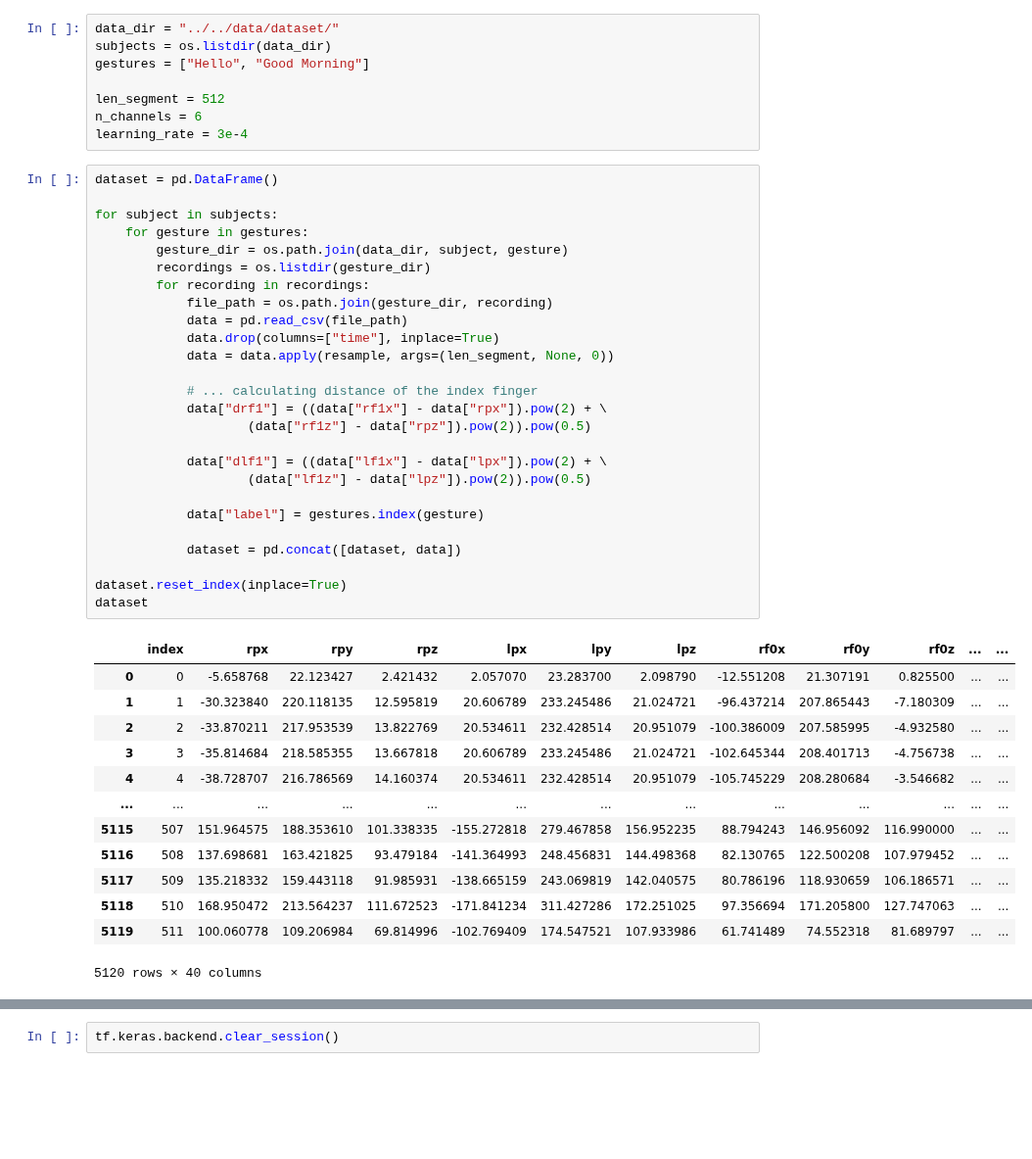
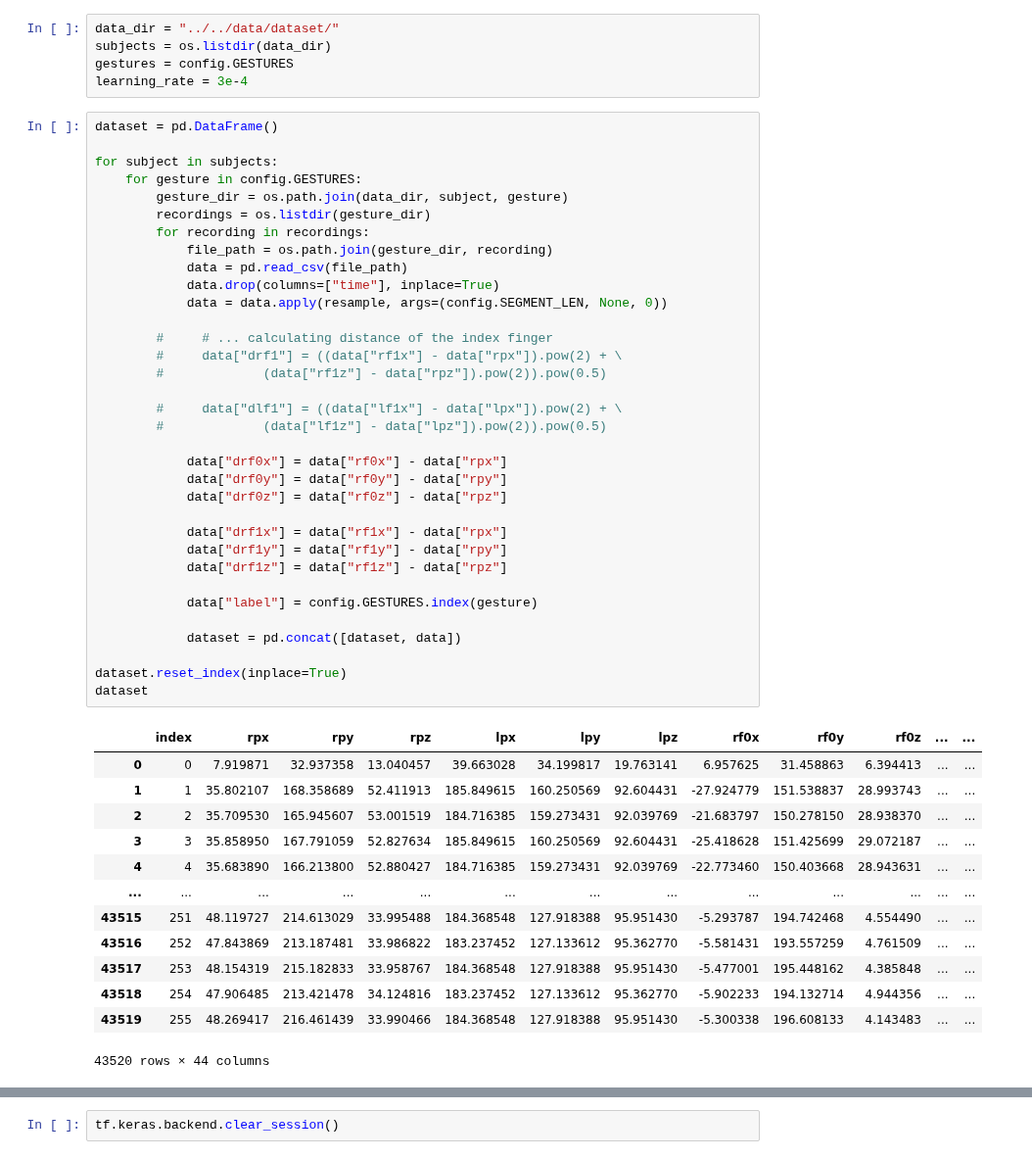
Before and after one commit to atick-faisal/Sign-Language-Recognition, a Jupyter notebook: core/src/AlgorithmDL.ipynb, the cells around one changed output, grey strips where cells are left out. Shown at 98% size. Saved outputs shown, nothing was run; the diff lists cells and outputs as text; blank space fills up the shorter version.

```diff
--- a/core/src/AlgorithmDL.ipynb
+++ b/core/src/AlgorithmDL.ipynb
@@ -9,49 +10,54 @@ os.environ["CUDA_VISIBLE_DEVICES"] = "-1"
 # %%
 data_dir = "../../data/dataset/"
 subjects = os.listdir(data_dir)
-gestures = ["Hello", "Good Morning"]
-
-len_segment = 512
-n_channels = 6
+gestures = config.GESTURES
 learning_rate = 3e-4
 # %%
 dataset = pd.DataFrame()
 
 for subject in subjects:
-    for gesture in gestures:
+    for gesture in config.GESTURES:
         gesture_dir = os.path.join(data_dir, subject, gesture)
         recordings = os.listdir(gesture_dir)
         for recording in recordings:
             file_path = os.path.join(gesture_dir, recording)
             data = pd.read_csv(file_path)
             data.drop(columns=["time"], inplace=True)
-            data = data.apply(resample, args=(len_segment, None, 0))
+            data = data.apply(resample, args=(config.SEGMENT_LEN, None, 0))
 
-            # ... calculating distance of the index finger
-            data["drf1"] = ((data["rf1x"] - data["rpx"]).pow(2) + \
-                    (data["rf1z"] - data["rpz"]).pow(2)).pow(0.5)
+        #     # ... calculating distance of the index finger
+        #     data["drf1"] = ((data["rf1x"] - data["rpx"]).pow(2) + \
+        #             (data["rf1z"] - data["rpz"]).pow(2)).pow(0.5)
 
-            data["dlf1"] = ((data["lf1x"] - data["lpx"]).pow(2) + \
-                    (data["lf1z"] - data["lpz"]).pow(2)).pow(0.5)
+        #     data["dlf1"] = ((data["lf1x"] - data["lpx"]).pow(2) + \
+        #             (data["lf1z"] - data["lpz"]).pow(2)).pow(0.5)
 
-            data["label"] = gestures.index(gesture)
+            data["drf0x"] = data["rf0x"] - data["rpx"]
+            data["drf0y"] = data["rf0y"] - data["rpy"]
+            data["drf0z"] = data["rf0z"] - data["rpz"]
+
+            data["drf1x"] = data["rf1x"] - data["rpx"]
+            data["drf1y"] = data["rf1y"] - data["rpy"]
+            data["drf1z"] = data["rf1z"] - data["rpz"]
+
+            data["label"] = config.GESTURES.index(gesture)
 
             dataset = pd.concat([dataset, data])
 
 dataset.reset_index(inplace=True)
 dataset
 # %% [output]
 |  | index | rpx | rpy | rpz | lpx | lpy | lpz | rf0x | rf0y | rf0z | ... | ... |
-| 0 | 0 | -5.658768 | 22.123427 | 2.421432 | 2.057070 | 23.283700 | 2.098790 | -12.551208 | 21.307191 | 0.825500 | ... | ... |
-| 1 | 1 | -30.323840 | 220.118135 | 12.595819 | 20.606789 | 233.245486 | 21.024721 | -96.437214 | 207.865443 | -7.180309 | ... | ... |
-| 2 | 2 | -33.870211 | 217.953539 | 13.822769 | 20.534611 | 232.428514 | 20.951079 | -100.386009 | 207.585995 | -4.932580 | ... | ... |
-| 3 | 3 | -35.814684 | 218.585355 | 13.667818 | 20.606789 | 233.245486 | 21.024721 | -102.645344 | 208.401713 | -4.756738 | ... | ... |
-| 4 | 4 | -38.728707 | 216.786569 | 14.160374 | 20.534611 | 232.428514 | 20.951079 | -105.745229 | 208.280684 | -3.546682 | ... | ... |
+| 0 | 0 | 7.919871 | 32.937358 | 13.040457 | 39.663028 | 34.199817 | 19.763141 | 6.957625 | 31.458863 | 6.394413 | ... | ... |
+| 1 | 1 | 35.802107 | 168.358689 | 52.411913 | 185.849615 | 160.250569 | 92.604431 | -27.924779 | 151.538837 | 28.993743 | ... | ... |
+| 2 | 2 | 35.709530 | 165.945607 | 53.001519 | 184.716385 | 159.273431 | 92.039769 | -21.683797 | 150.278150 | 28.938370 | ... | ... |
+| 3 | 3 | 35.858950 | 167.791059 | 52.827634 | 185.849615 | 160.250569 | 92.604431 | -25.418628 | 151.425699 | 29.072187 | ... | ... |
+| 4 | 4 | 35.683890 | 166.213800 | 52.880427 | 184.716385 | 159.273431 | 92.039769 | -22.773460 | 150.403668 | 28.943631 | ... | ... |
 | ... | ... | ... | ... | ... | ... | ... | ... | ... | ... | ... | ... | ... |
-| 5115 | 507 | 151.964575 | 188.353610 | 101.338335 | -155.272818 | 279.467858 | 156.952235 | 88.794243 | 146.956092 | 116.990000 | ... | ... |
-| 5116 | 508 | 137.698681 | 163.421825 | 93.479184 | -141.364993 | 248.456831 | 144.498368 | 82.130765 | 122.500208 | 107.979452 | ... | ... |
-| 5117 | 509 | 135.218332 | 159.443118 | 91.985931 | -138.665159 | 243.069819 | 142.040575 | 80.786196 | 118.930659 | 106.186571 | ... | ... |
-| 5118 | 510 | 168.950472 | 213.564237 | 111.672523 | -171.841234 | 311.427286 | 172.251025 | 97.356694 | 171.205800 | 127.747063 | ... | ... |
-| 5119 | 511 | 100.060778 | 109.206984 | 69.814996 | -102.769409 | 174.547521 | 107.933986 | 61.741489 | 74.552318 | 81.689797 | ... | ... |
+| 43515 | 251 | 48.119727 | 214.613029 | 33.995488 | 184.368548 | 127.918388 | 95.951430 | -5.293787 | 194.742468 | 4.554490 | ... | ... |
+| 43516 | 252 | 47.843869 | 213.187481 | 33.986822 | 183.237452 | 127.133612 | 95.362770 | -5.581431 | 193.557259 | 4.761509 | ... | ... |
+| 43517 | 253 | 48.154319 | 215.182833 | 33.958767 | 184.368548 | 127.918388 | 95.951430 | -5.477001 | 195.448162 | 4.385848 | ... | ... |
+| 43518 | 254 | 47.906485 | 213.421478 | 34.124816 | 183.237452 | 127.133612 | 95.362770 | -5.902233 | 194.132714 | 4.944356 | ... | ... |
+| 43519 | 255 | 48.269417 | 216.461439 | 33.990466 | 184.368548 | 127.918388 | 95.951430 | -5.300338 | 196.608133 | 4.143483 | ... | ... |
-5120 rows × 40 columns
+43520 rows × 44 columns
 # %%
```
Also changed, not shown: parts of 8 cells of this notebook, 2 other files.
